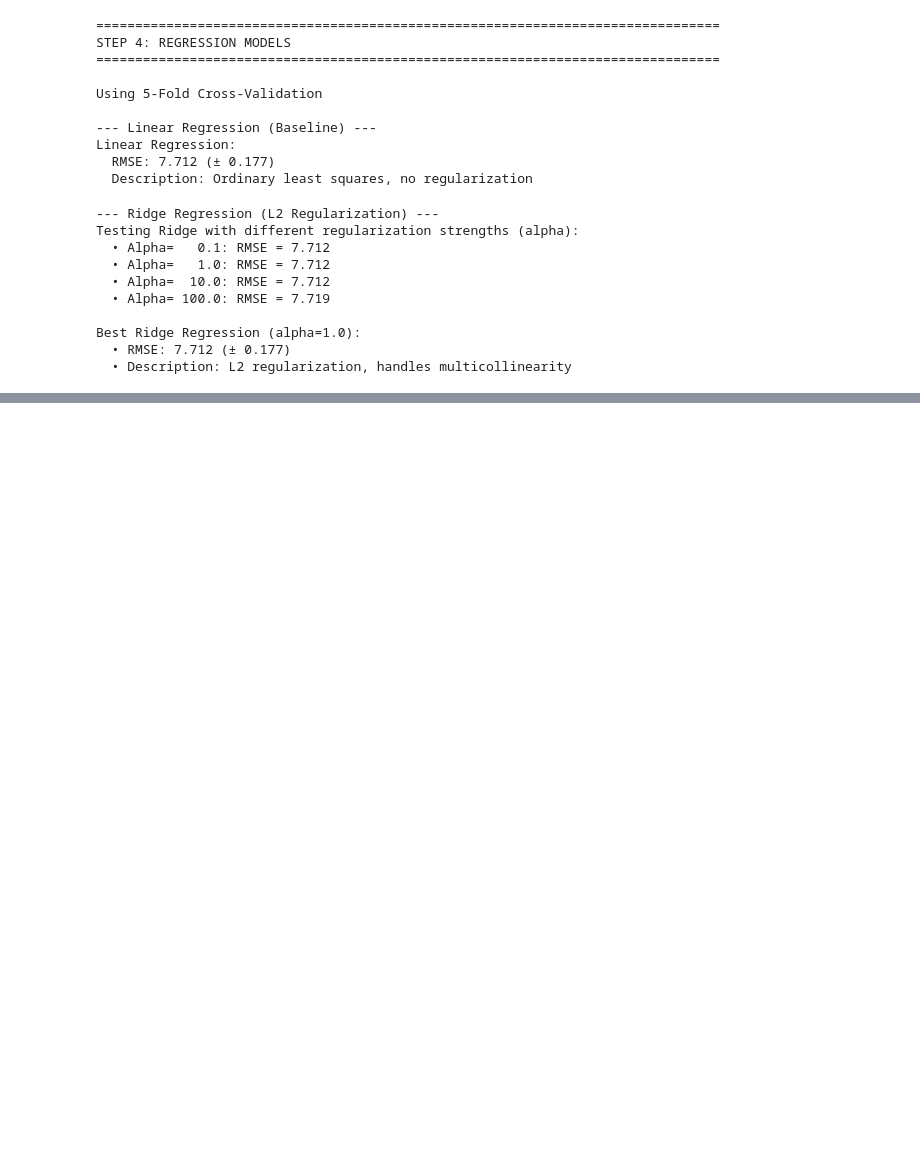
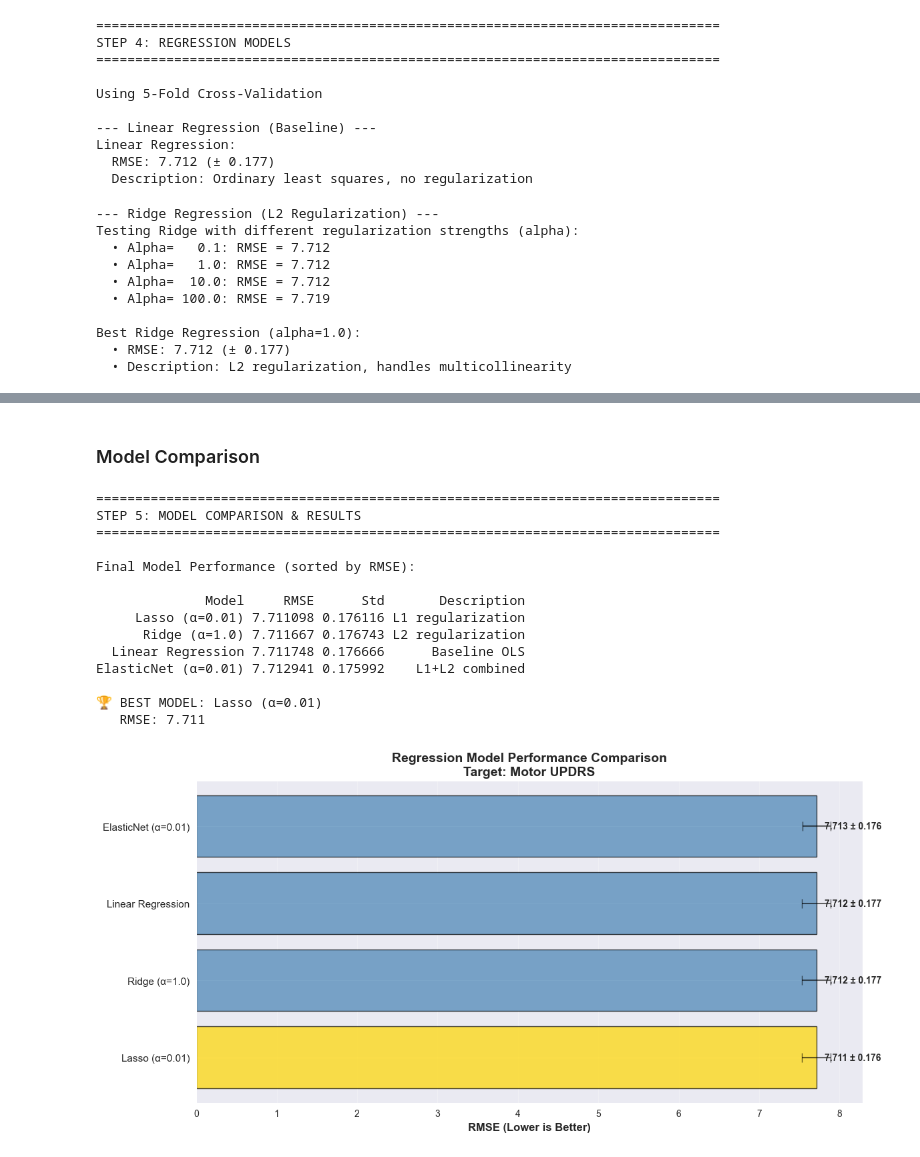
Before and after one commit to KBasdeo/CS668-Parkinsons, a Jupyter notebook: cs668-parkinsons-severity.ipynb, the cells around one changed output, grey strips where cells are left out. Saved outputs shown, nothing was run; the diff lists cells and outputs as text; code cells hidden in the pictures; blank space fills up the shorter version.

Commit message:
Model Testing Full

```diff
--- a/cs668-parkinsons-severity.ipynb
+++ b/cs668-parkinsons-severity.ipynb
@@ -944,0 +1027,61 @@ Best Ridge Regression (alpha=1.0):
+# %% [markdown]
+### Model Comparison
+# %%
+print("\n" + "="*80)
+print("STEP 5: MODEL COMPARISON & RESULTS")
+print("="*80)
+
+# Create results dataframe
+results_df = pd.DataFrame(model_results).sort_values('RMSE')
+
+print("\nFinal Model Performance (sorted by RMSE):")
+print("\n" + results_df.to_string(index=False))
+
+# Identify best model
+best_model_name = results_df.iloc[0]['Model']
+best_rmse = results_df.iloc[0]['RMSE']
+
+print(f"\n BEST MODEL: {best_model_name}")
+print(f"   RMSE: {best_rmse:.3f}")
+
+# Visualize model comparison
+fig, ax = plt.subplots(figsize=(12, 6))
+
+x_pos = range(len(results_df))
+colors = ['gold' if i == 0 else 'steelblue' for i in range(len(results_df))]
+
+bars = ax.barh(x_pos, results_df['RMSE'], color=colors, alpha=0.7, edgecolor='black')
+ax.errorbar(results_df['RMSE'], x_pos, xerr=results_df['Std'],
+            fmt='none', ecolor='black', capsize=5, alpha=0.6)
+
+ax.set_yticks(x_pos)
+ax.set_yticklabels(results_df['Model'], fontsize=11)
+ax.set_xlabel('RMSE (Lower is Better)', fontsize=12, fontweight='bold')
+ax.set_title('Regression Model Performance Comparison\nTarget: Motor UPDRS',
+             fontsize=14, fontweight='bold')
+ax.grid(True, alpha=0.3, axis='x')
+
+# Add value labels
+for i, (rmse, std) in enumerate(zip(results_df['RMSE'], results_df['Std'])):
+    ax.text(rmse + 0.1, i, f'{rmse:.3f} ± {std:.3f}',
+            va='center', fontsize=10, fontweight='bold')
+
+plt.tight_layout()
+plt.savefig('model_comparison.png', dpi=300, bbox_inches='tight')
+plt.show()
+# %% [output]
+================================================================================
+STEP 5: MODEL COMPARISON & RESULTS
+================================================================================
+
+Final Model Performance (sorted by RMSE):
+
+              Model     RMSE      Std       Description
+     Lasso (α=0.01) 7.711098 0.176116 L1 regularization
+      Ridge (α=1.0) 7.711667 0.176743 L2 regularization
+  Linear Regression 7.711748 0.176666      Baseline OLS
+ElasticNet (α=0.01) 7.712941 0.175992    L1+L2 combined
+
+🏆 BEST MODEL: Lasso (α=0.01)
+   RMSE: 7.711
+[figure, added]
```
Also changed, not shown: parts of 7 cells of this notebook.
